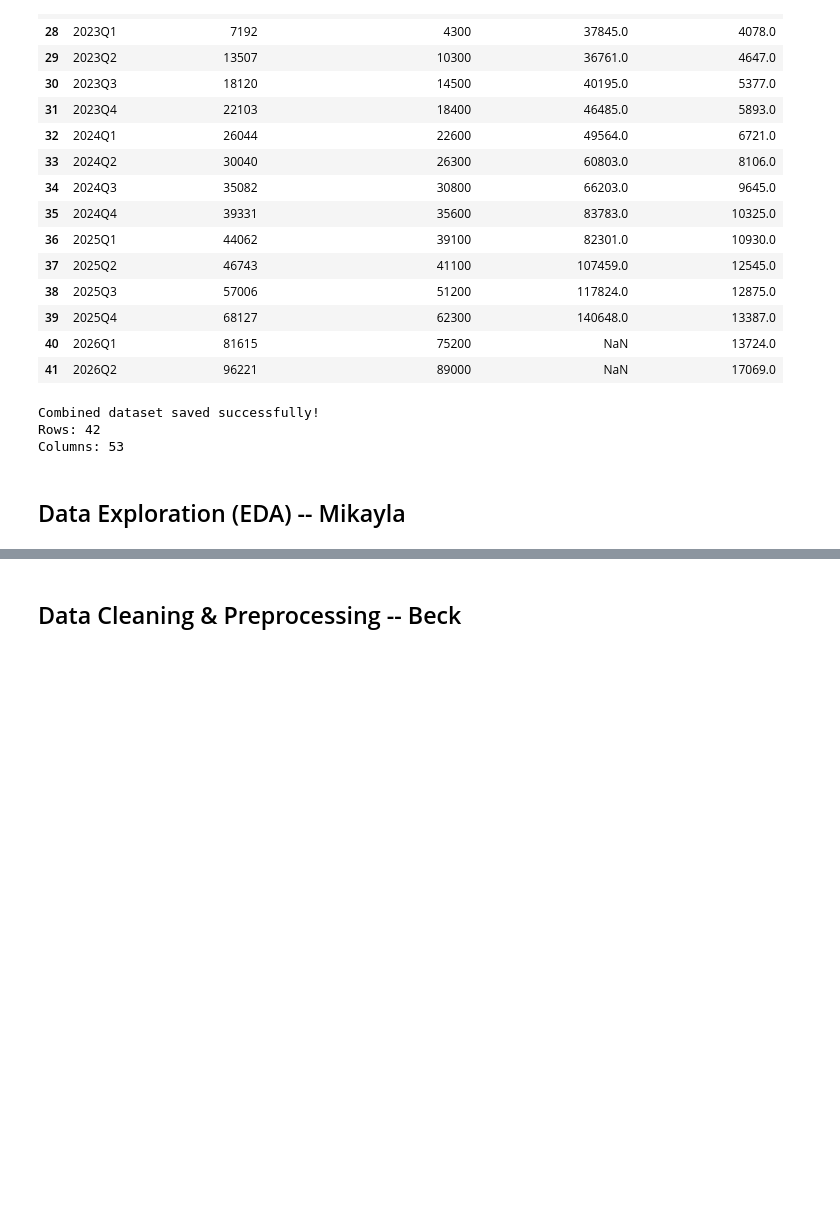
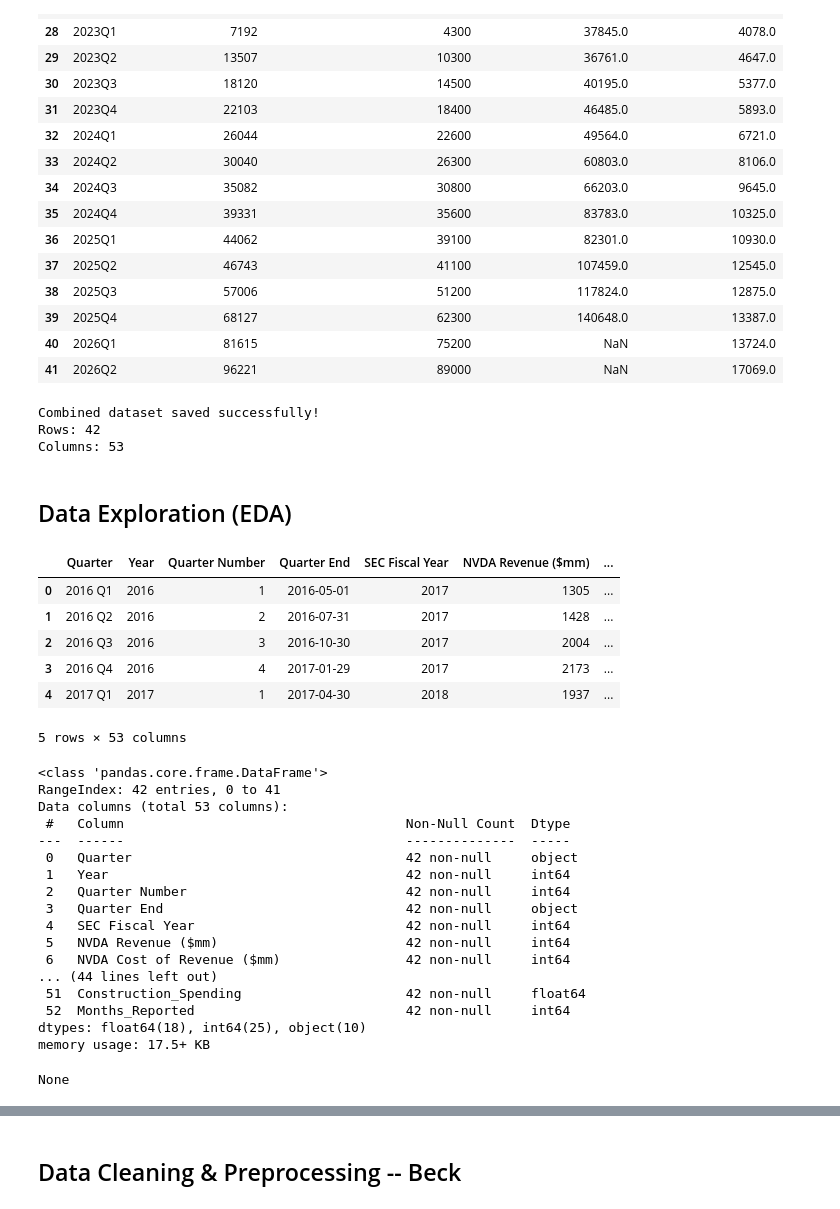
Before and after one commit to mikahamelin-gif/IS-4487-final-project-nvidia, a Jupyter notebook: IS_4487_Final_Project_Notebook.ipynb, the cells around one changed output, grey strips where cells are left out. Drawn from its saved outputs; the diff is of its cells as text; code cells hidden in the pictures; blank space fills up the shorter version.

```diff
--- a/IS_4487_Final_Project_Notebook.ipynb
+++ b/IS_4487_Final_Project_Notebook.ipynb
@@ -271,8 +271,37 @@ Combined dataset saved successfully!
 Rows: 42
 Columns: 53
 # %% [markdown]
-## Data Exploration (EDA) -- Mikayla
+## Data Exploration (EDA)
 # %%
 # initial inspection
+
+display(combined.head())
+display(combined.info())
+# %% [output]
+|  | Quarter | Year | Quarter Number | Quarter End | SEC Fiscal Year | NVDA Revenue ($mm) | ... |
+| 0 | 2016 Q1 | 2016 | 1 | 2016-05-01 | 2017 | 1305 | ... |
+| 1 | 2016 Q2 | 2016 | 2 | 2016-07-31 | 2017 | 1428 | ... |
+| 2 | 2016 Q3 | 2016 | 3 | 2016-10-30 | 2017 | 2004 | ... |
+| 3 | 2016 Q4 | 2016 | 4 | 2017-01-29 | 2017 | 2173 | ... |
+| 4 | 2017 Q1 | 2017 | 1 | 2017-04-30 | 2018 | 1937 | ... |
+5 rows × 53 columns
+<class 'pandas.core.frame.DataFrame'>
+RangeIndex: 42 entries, 0 to 41
+Data columns (total 53 columns):
+ #   Column                                    Non-Null Count  Dtype
+---  ------                                    --------------  -----
+ 0   Quarter                                   42 non-null     object
+ 1   Year                                      42 non-null     int64
+ 2   Quarter Number                            42 non-null     int64
+ 3   Quarter End                               42 non-null     object
+ 4   SEC Fiscal Year                           42 non-null     int64
+ 5   NVDA Revenue ($mm)                        42 non-null     int64
+ 6   NVDA Cost of Revenue ($mm)                42 non-null     int64
+... (44 lines left out)
+ 51  Construction_Spending                     42 non-null     float64
+ 52  Months_Reported                           42 non-null     int64
+dtypes: float64(18), int64(25), object(10)
+memory usage: 17.5+ KB
+None
 # %%
 ## summary statistics
```
Also changed, not shown: parts of 11 cells of this notebook.
